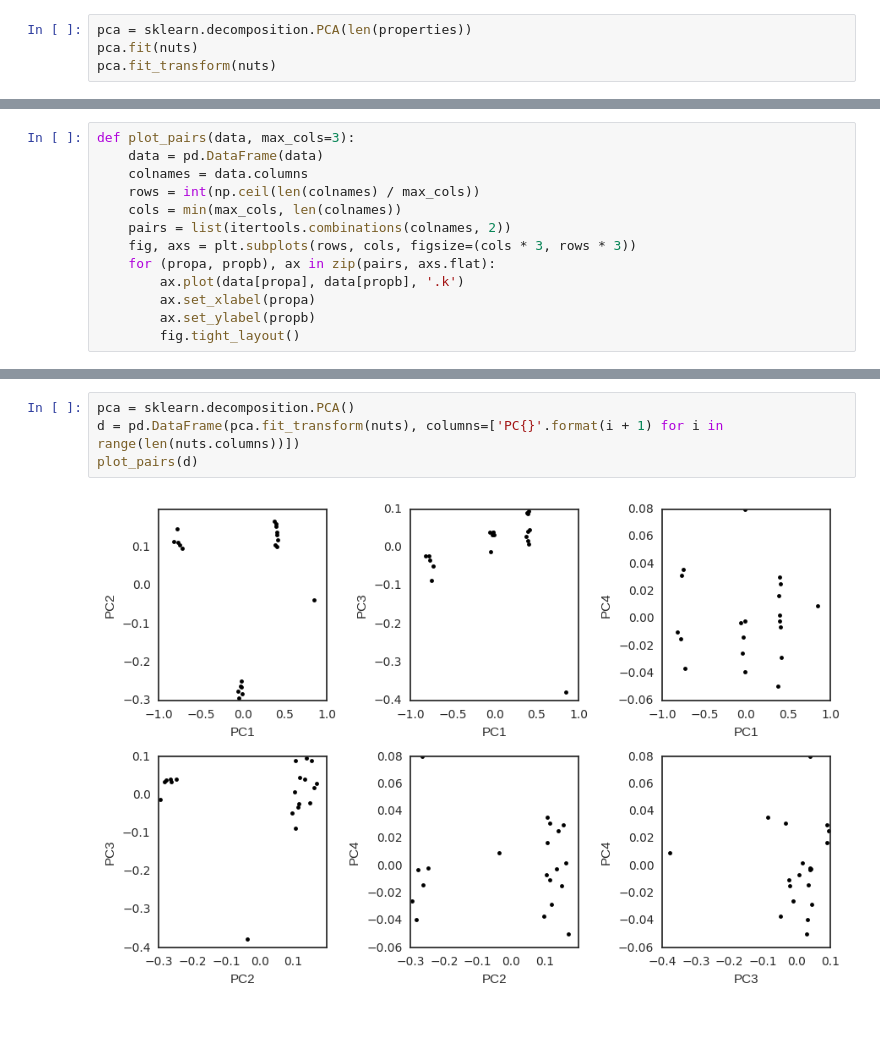
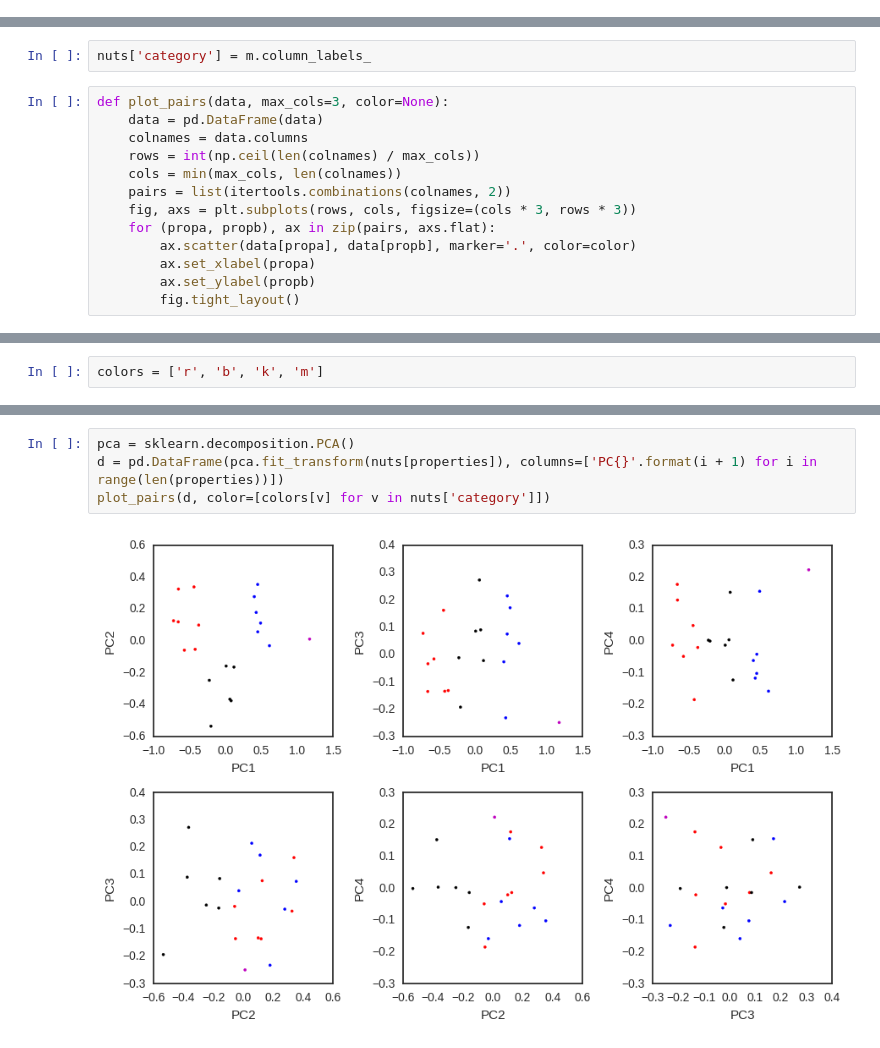
Before and after one commit to rasmuse/peanuts, a Jupyter notebook: biclustering.ipynb, the cells around one changed output, grey strips where cells are left out. Cells and saved outputs as stored; diff of their text form; blank space fills up the shorter version.

```diff
--- a/biclustering.ipynb
+++ b/biclustering.ipynb
@@ -99,4 +72,0 @@ nuts
-# %%
-pca = sklearn.decomposition.PCA(len(properties))
-pca.fit(nuts)
-pca.fit_transform(nuts)
@@ -124,5 +96,7 @@ array([[-0.04349491, -0.2948139 , -0.011634  , -0.02557264],
+# %%
+nuts['category'] = m.column_labels_
 # %%
-def plot_pairs(data, max_cols=3):
+def plot_pairs(data, max_cols=3, color=None):
     data = pd.DataFrame(data)
     colnames = data.columns
     rows = int(np.ceil(len(colnames) / max_cols))
@@ -130,7 +104,7 @@ def plot_pairs(data, max_cols=3):
     pairs = list(itertools.combinations(colnames, 2))
     fig, axs = plt.subplots(rows, cols, figsize=(cols * 3, rows * 3))
     for (propa, propb), ax in zip(pairs, axs.flat):
-        ax.plot(data[propa], data[propb], '.k')
+        ax.scatter(data[propa], data[propb], marker='.', color=color)
         ax.set_xlabel(propa)
         ax.set_ylabel(propb)
         fig.tight_layout()
@@ -140,0 +117,2 @@ plot_pairs(nuts)
+# %%
+colors = ['r', 'b', 'k', 'm']
@@ -141,6 +124,6 @@ plot_pairs(nuts)
 # %%
 pca = sklearn.decomposition.PCA()
-d = pd.DataFrame(pca.fit_transform(nuts), columns=['PC{}'.format(i + 1) for i in range(len(nuts.columns))])
-plot_pairs(d)
+d = pd.DataFrame(pca.fit_transform(nuts[properties]), columns=['PC{}'.format(i + 1) for i in range(len(properties))])
+plot_pairs(d, color=[colors[v] for v in nuts['category']])
 # %% [output]
-[figure, old version]
+[figure, new version]
```
Also changed, not shown: parts of 10 cells of this notebook.
